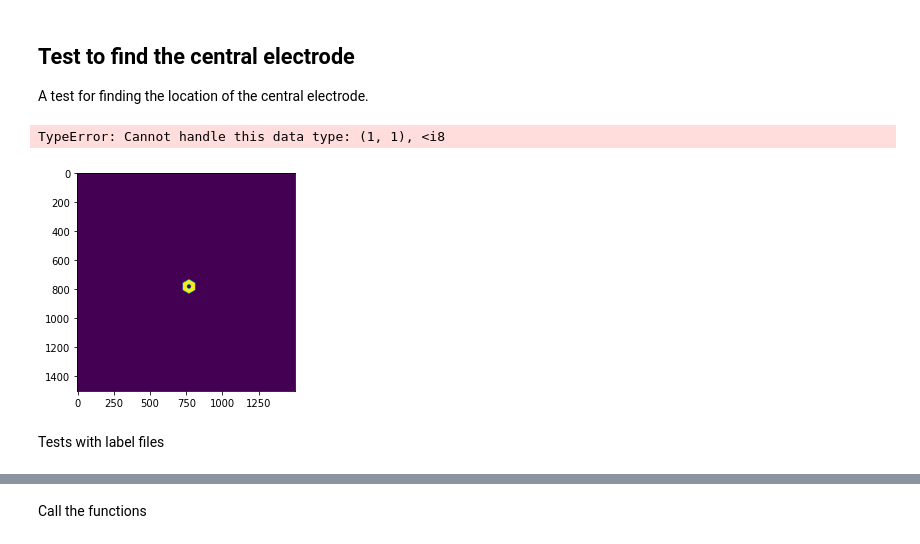
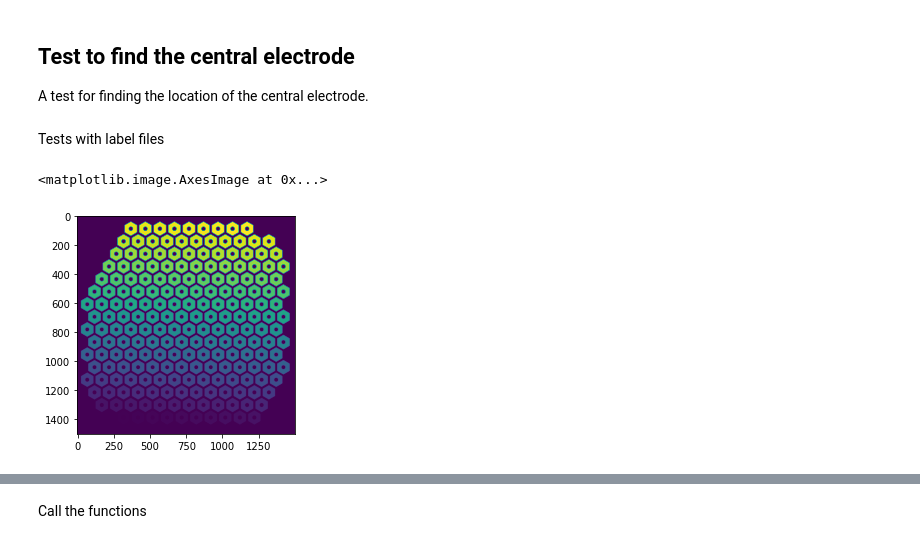
Before and after one commit to PalankerLab/RPSim, a Jupyter notebook: run_stages/image_generation.ipynb, the cells around one changed output, grey strips where cells are left out. Drawn from its saved outputs; the diff is of its cells as text; code cells hidden in the pictures.

```diff
--- a/run_stages/image_generation.ipynb
+++ b/run_stages/image_generation.ipynb
@@ -180,41 +181,14 @@ background
 # %% [markdown]
 ## Test to find the central electrode
 A test for finding the location of the central electrode.
-# %%
-# Test cell
-from PIL import Image
-# Load the hexagon image
-file = f'../user_files/user_input/image_sequence/pixel_label_PS{electrode_pixel_size}.pkl'
-with open(file, 'rb') as f:
-    label = pickle.load(f)
-mask = (label == 99).astype(int)
-
-hexagon_image = Image.fromarray(mask)
-# Find the bounding box
-bbox = hexagon_image.getbbox()
-# Calculate the center coordinates
-center_x = int((bbox[0] + bbox[2]) / 2)
-center_y = int((bbox[1] + bbox[3]) / 2)
-# Print the center coordinates
-print(f"Center coordinates: ({center_x}, {center_y})")
-# %% [output]
-TypeError: Cannot handle this data type: (1, 1), <i8
-# %%
-# Test cell
-electrode_pixel_size = 100
-file = f'../user_files/user_input/image_sequence/pixel_label_PS{electrode_pixel_size}.pkl'
-with open(file, 'rb') as f:
-    label = pickle.load(f)
-
-plt.imshow(label == 99)
-maks = label == 99
-mask = mask.astype(int)
-# %% [output]
-[figure, removed]
 # %% [markdown]
 Tests with label files
 # %%
 # Test cell
 file = '../user_files/user_input/image_sequence/pixel_label_PS100.pkl'
 with open(file, 'rb') as f:
     label = pickle.load(f)
+plt.imshow(label)
+# %% [output]
+<matplotlib.image.AxesImage at 0x...>
+[figure, added]
```
Also changed, not shown: parts of 21 cells of this notebook, 1 other file.
